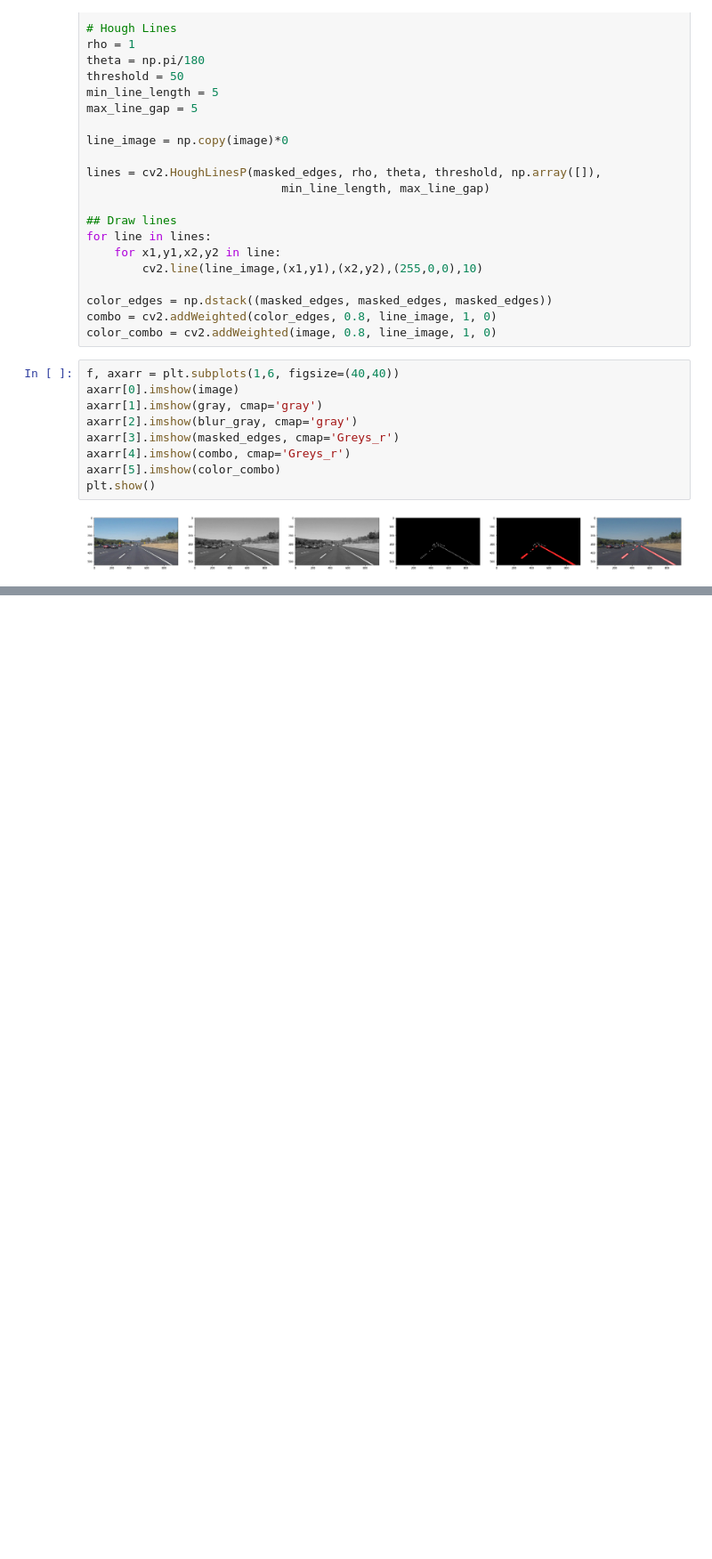
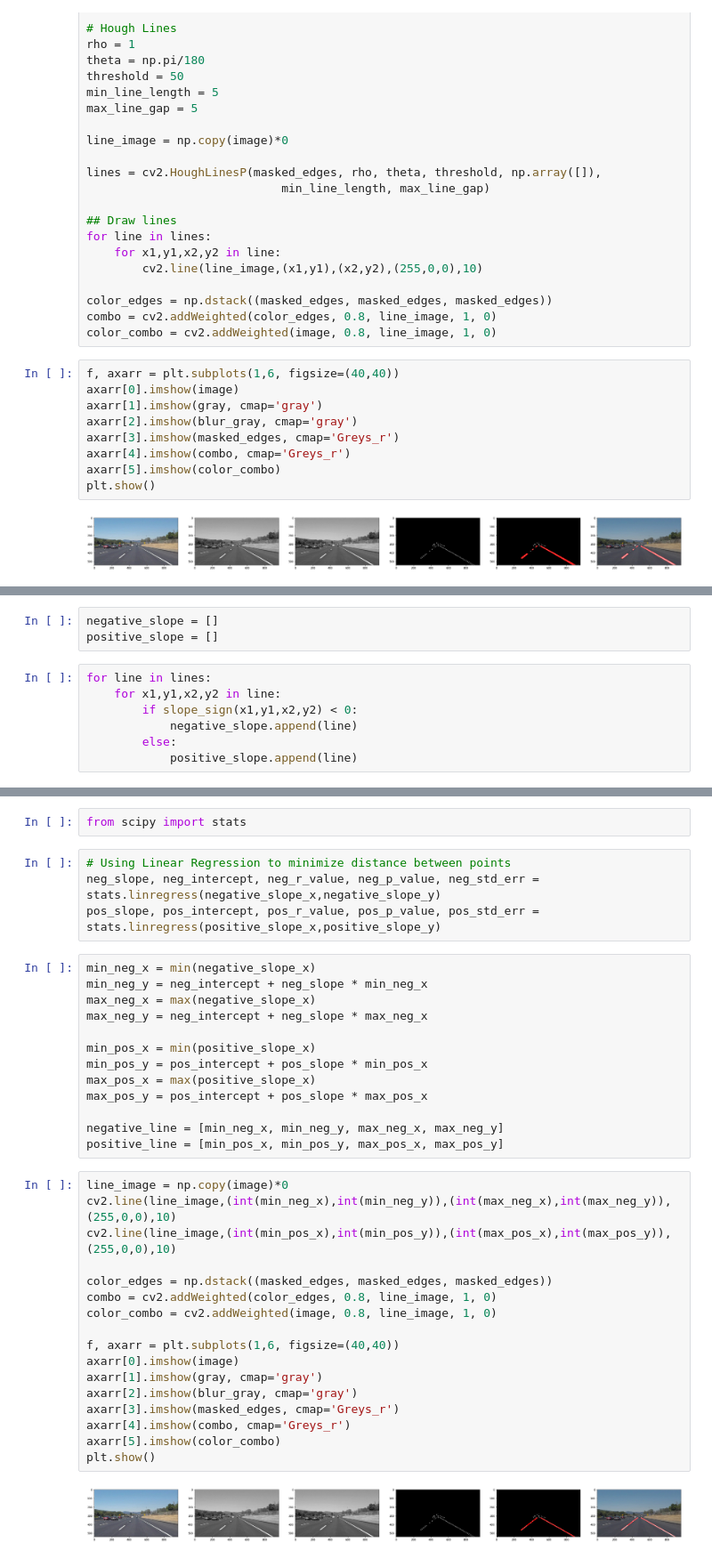
Before and after one commit to sorinmuchi/CarND-LaneLines-P1, a Jupyter notebook: Exercises.ipynb, the cells around one changed output, grey strips where cells are left out. Shown at 89% size. Saved outputs shown, nothing was run; the diff lists cells and outputs as text; blank space fills up the shorter version.

Commit message:
Extrapolate lanes using Linear Regression

```diff
--- a/Exercises.ipynb
+++ b/Exercises.ipynb
@@ -221,0 +230,10 @@ plt.show()
+# %%
+negative_slope = []
+positive_slope = []
+# %%
+for line in lines:
+    for x1,y1,x2,y2 in line:
+        if slope_sign(x1,y1,x2,y2) < 0:
+            negative_slope.append(line)
+        else:
+            positive_slope.append(line)
@@ -221,0 +260,38 @@ plt.show()
+# %%
+from scipy import stats
+# %%
+# Using Linear Regression to minimize distance between points
+neg_slope, neg_intercept, neg_r_value, neg_p_value, neg_std_err = stats.linregress(negative_slope_x,negative_slope_y)
+pos_slope, pos_intercept, pos_r_value, pos_p_value, pos_std_err = stats.linregress(positive_slope_x,positive_slope_y)
+# %%
+min_neg_x = min(negative_slope_x)
+min_neg_y = neg_intercept + neg_slope * min_neg_x
+max_neg_x = max(negative_slope_x)
+max_neg_y = neg_intercept + neg_slope * max_neg_x
+
+min_pos_x = min(positive_slope_x)
+min_pos_y = pos_intercept + pos_slope * min_pos_x
+max_pos_x = max(positive_slope_x)
+max_pos_y = pos_intercept + pos_slope * max_pos_x
+
+negative_line = [min_neg_x, min_neg_y, max_neg_x, max_neg_y]
+positive_line = [min_pos_x, min_pos_y, max_pos_x, max_pos_y]
+# %%
+line_image = np.copy(image)*0
+cv2.line(line_image,(int(min_neg_x),int(min_neg_y)),(int(max_neg_x),int(max_neg_y)),(255,0,0),10)
+cv2.line(line_image,(int(min_pos_x),int(min_pos_y)),(int(max_pos_x),int(max_pos_y)),(255,0,0),10)
+
+color_edges = np.dstack((masked_edges, masked_edges, masked_edges))
+combo = cv2.addWeighted(color_edges, 0.8, line_image, 1, 0)
+color_combo = cv2.addWeighted(image, 0.8, line_image, 1, 0)
+
+f, axarr = plt.subplots(1,6, figsize=(40,40))
+axarr[0].imshow(image)
+axarr[1].imshow(gray, cmap='gray')
+axarr[2].imshow(blur_gray, cmap='gray')
+axarr[3].imshow(masked_edges, cmap='Greys_r')
+axarr[4].imshow(combo, cmap='Greys_r')
+axarr[5].imshow(color_combo)
+plt.show()
+# %% [output]
+[figure, added]
```
Also changed, not shown: parts of 4 cells of this notebook.
